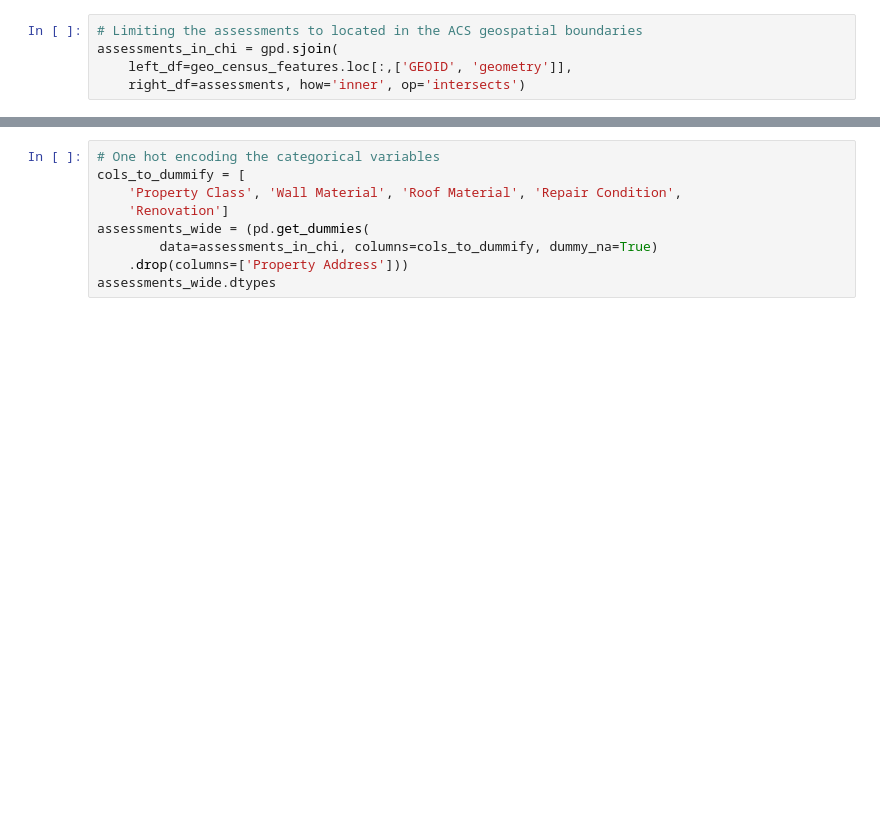
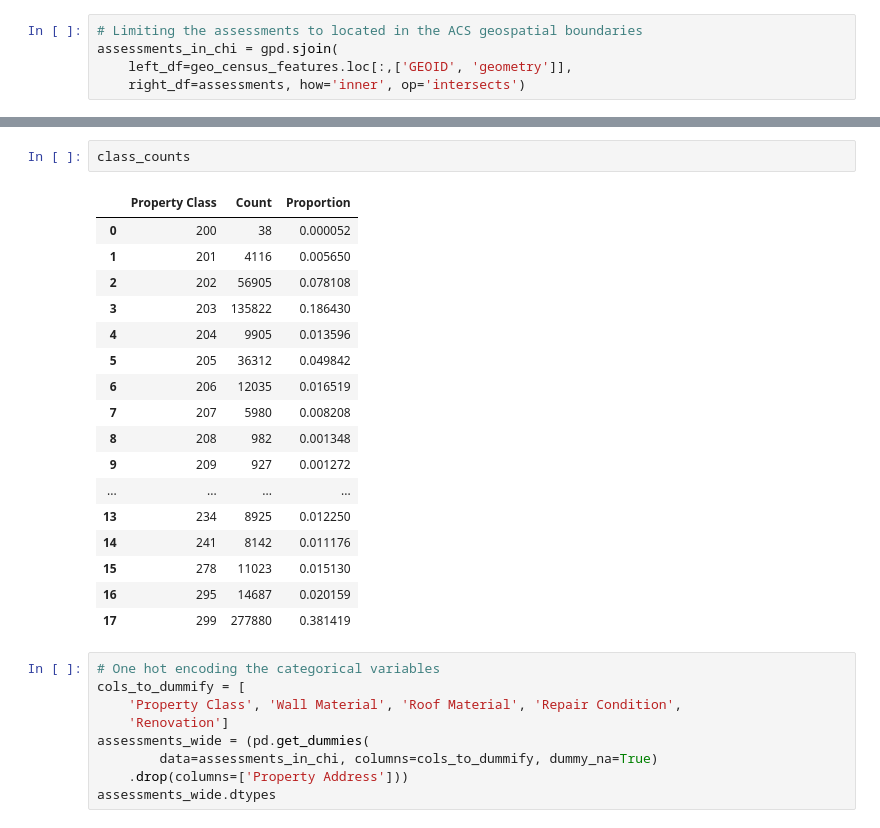
Before and after one commit to vbalza/chicago_water_lead, a Jupyter notebook: Final Notebook.ipynb, the cells around one changed output, grey strips where cells are left out. Saved outputs shown, nothing was run; the diff lists cells and outputs as text; blank space fills up the shorter version.

```diff
--- a/Final Notebook.ipynb
+++ b/Final Notebook.ipynb
@@ -303,3 +387,23 @@ assessments_in_chi = gpd.sjoin(
+# %%
+class_counts
+# %% [output]
+|  | Property Class | Count | Proportion |
+| 0 | 200 | 38 | 0.000052 |
+| 1 | 201 | 4116 | 0.005650 |
+| 2 | 202 | 56905 | 0.078108 |
+| 3 | 203 | 135822 | 0.186430 |
+| 4 | 204 | 9905 | 0.013596 |
+| 5 | 205 | 36312 | 0.049842 |
+| 6 | 206 | 12035 | 0.016519 |
+| 7 | 207 | 5980 | 0.008208 |
+| 8 | 208 | 982 | 0.001348 |
+| 9 | 209 | 927 | 0.001272 |
+| ... | ... | ... | ... |
+| 13 | 234 | 8925 | 0.012250 |
+| 14 | 241 | 8142 | 0.011176 |
+| 15 | 278 | 11023 | 0.015130 |
+| 16 | 295 | 14687 | 0.020159 |
+| 17 | 299 | 277880 | 0.381419 |
 # %%
 # One hot encoding the categorical variables
 cols_to_dummify = [
```
Also changed, not shown: parts of 5 cells of this notebook, 2 other files.
